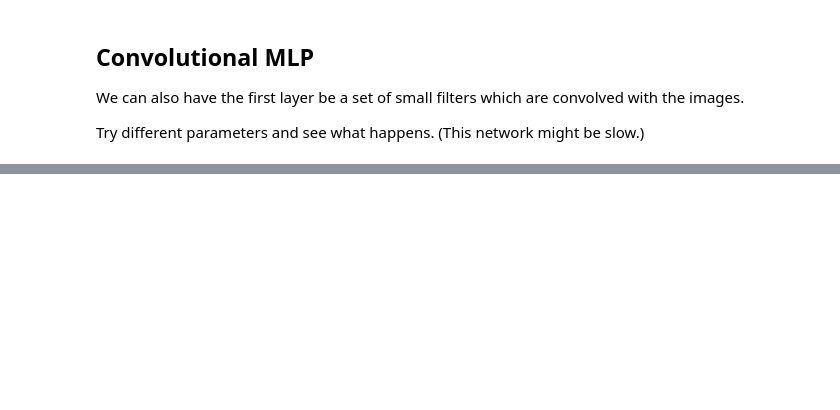
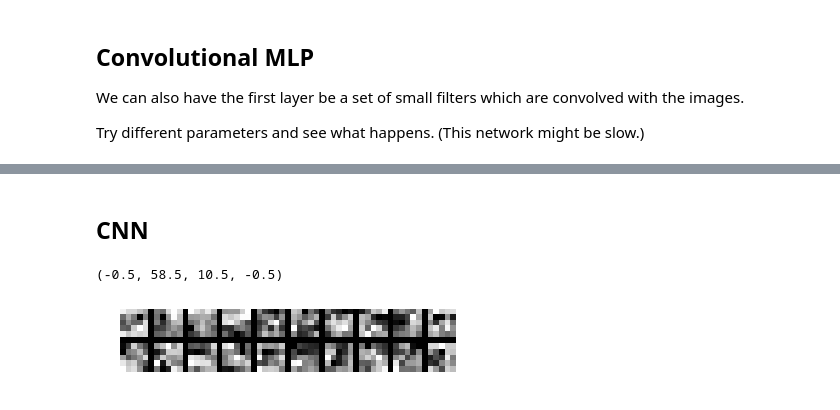
Before and after one commit to rctn/DNN_Tutorial, a Jupyter notebook: DNN_Tutorial.ipynb, the cells around one changed output, grey strips where cells are left out. Cells and saved outputs as stored; diff of their text form; code cells hidden in the pictures; blank space fills up the shorter version.

```diff
--- a/DNN_Tutorial.ipynb
+++ b/DNN_Tutorial.ipynb
@@ -138,7 +141,7 @@ Try different parameters and see what happens. (This network might be slow.)
 cnn = Sequential()
 
 # First fully connected layer
-cnn.add(Convolution2D(20, 3, 3, input_shape=(1, im_size, im_size), border_mode='valid', subsample=(2, 2)))
+cnn.add(Convolution2D(20, 5, 5, input_shape=(1, im_size, im_size), border_mode='valid', subsample=(2, 2)))
 cnn.add(Activation('tanh')) # nonlinearity
 print('Shape after layer 1: {}'.format(cnn.output_shape))
 
@@ -188,0 +213,10 @@ Validation loss: 0.204669129755, validation accuracy: 0.955000001192
+# %% [markdown]
+## CNN
+# %%
+W = cnn.get_weights()[0]
+ims = tri(W.reshape(-1, np.prod(W.shape[2:])), (W.shape[2], W.shape[3]), (W.shape[0]//10, 10), (1,1))
+plt.imshow(ims, cmap='gray', interpolation='nearest')
+plt.axis('off')
+# %% [output]
+(-0.5, 58.5, 10.5, -0.5)
+[figure, added]
```
Also changed, not shown: parts of 11 cells of this notebook.
